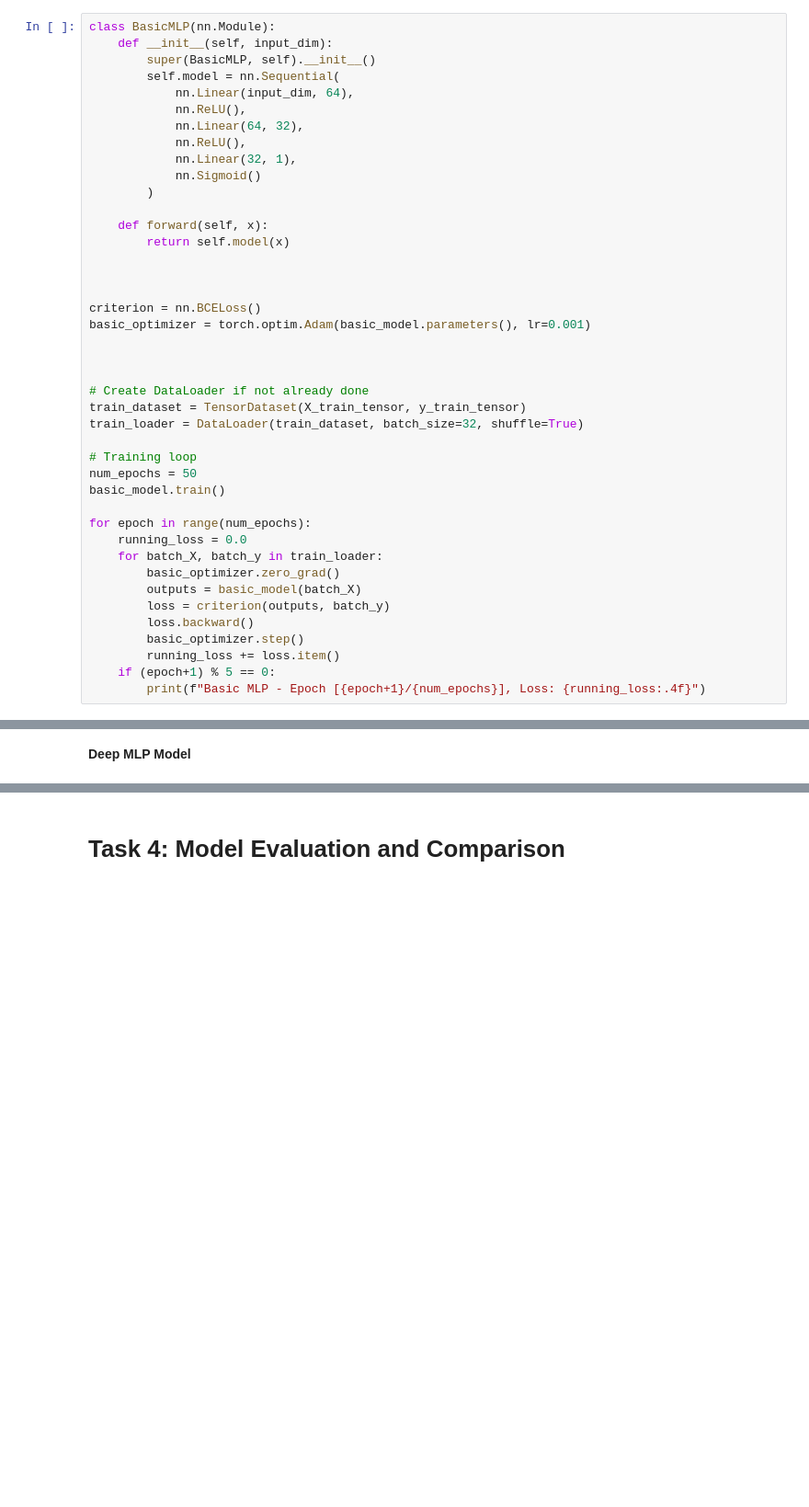
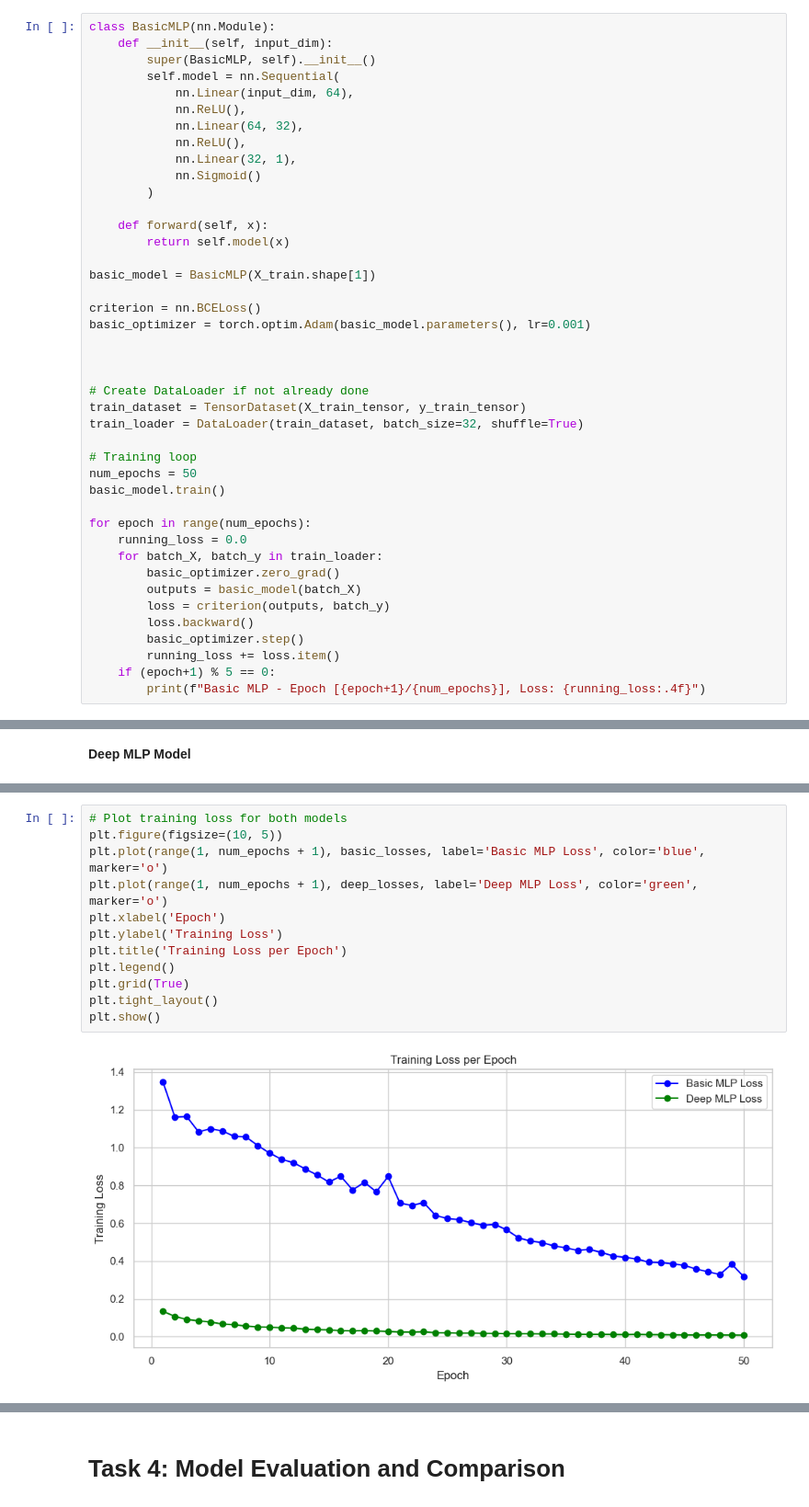
Before and after one commit to Manav0806/heart-disease-prediction, a Jupyter notebook: Modelling.ipynb, the cells around one changed output, grey strips where cells are left out. Shown at 92% size. Cells and saved outputs as stored; diff of their text form; blank space fills up the shorter version.

```diff
--- a/Modelling.ipynb
+++ b/Modelling.ipynb
@@ -1515,7 +1515,7 @@ class BasicMLP(nn.Module):
     def forward(self, x):
         return self.model(x)
 
-
+basic_model = BasicMLP(X_train.shape[1])
 
 criterion = nn.BCELoss()
 basic_optimizer = torch.optim.Adam(basic_model.parameters(), lr=0.001)
@@ -1637,0 +1698,14 @@ Test Accuracy (Deep MLP): 0.87
+# %%
+# Plot training loss for both models
+plt.figure(figsize=(10, 5))
+plt.plot(range(1, num_epochs + 1), basic_losses, label='Basic MLP Loss', color='blue', marker='o')
+plt.plot(range(1, num_epochs + 1), deep_losses, label='Deep MLP Loss', color='green', marker='o')
+plt.xlabel('Epoch')
+plt.ylabel('Training Loss')
+plt.title('Training Loss per Epoch')
+plt.legend()
+plt.grid(True)
+plt.tight_layout()
+plt.show()
+# %% [output]
+[figure, added]
```
Also changed, not shown: parts of 13 cells of this notebook, 2 other files.
